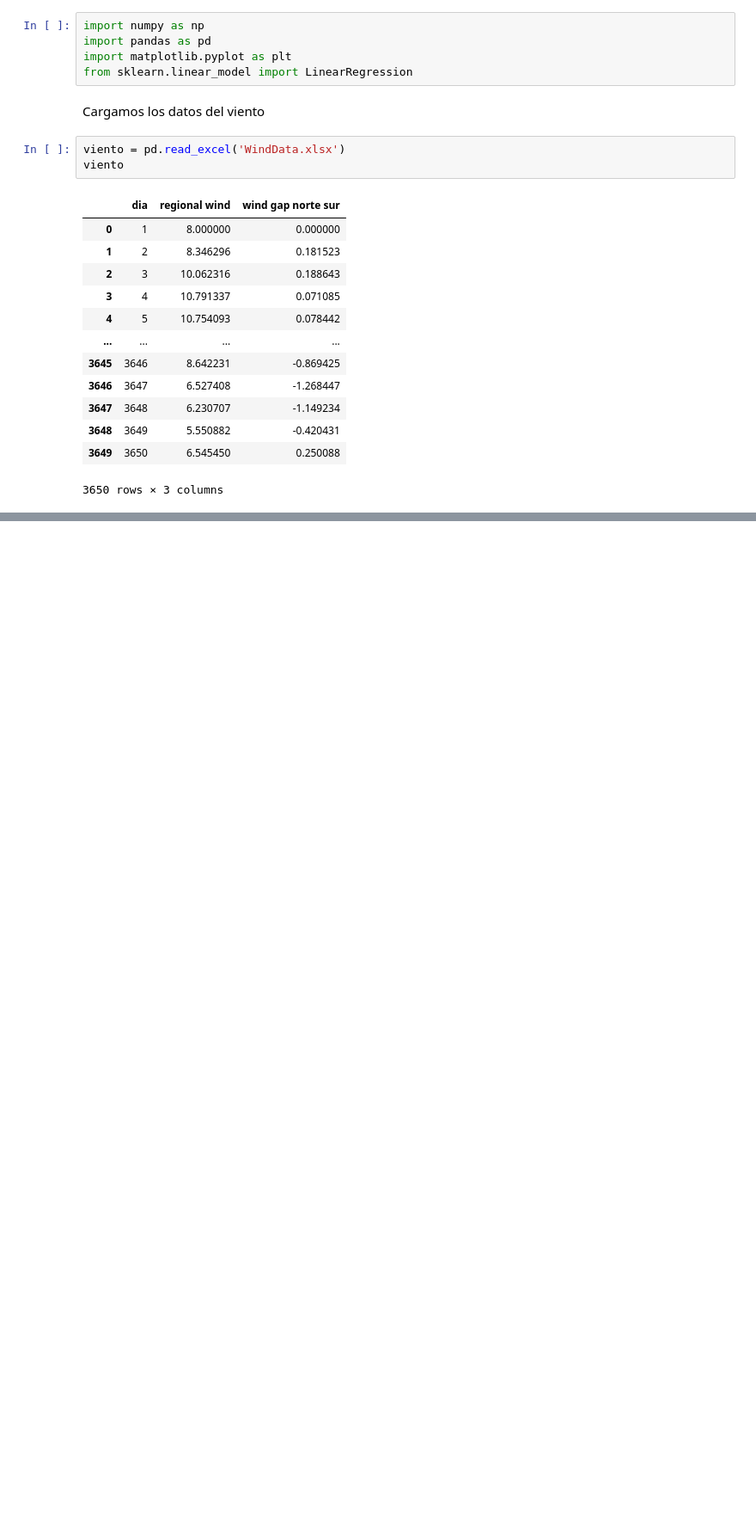
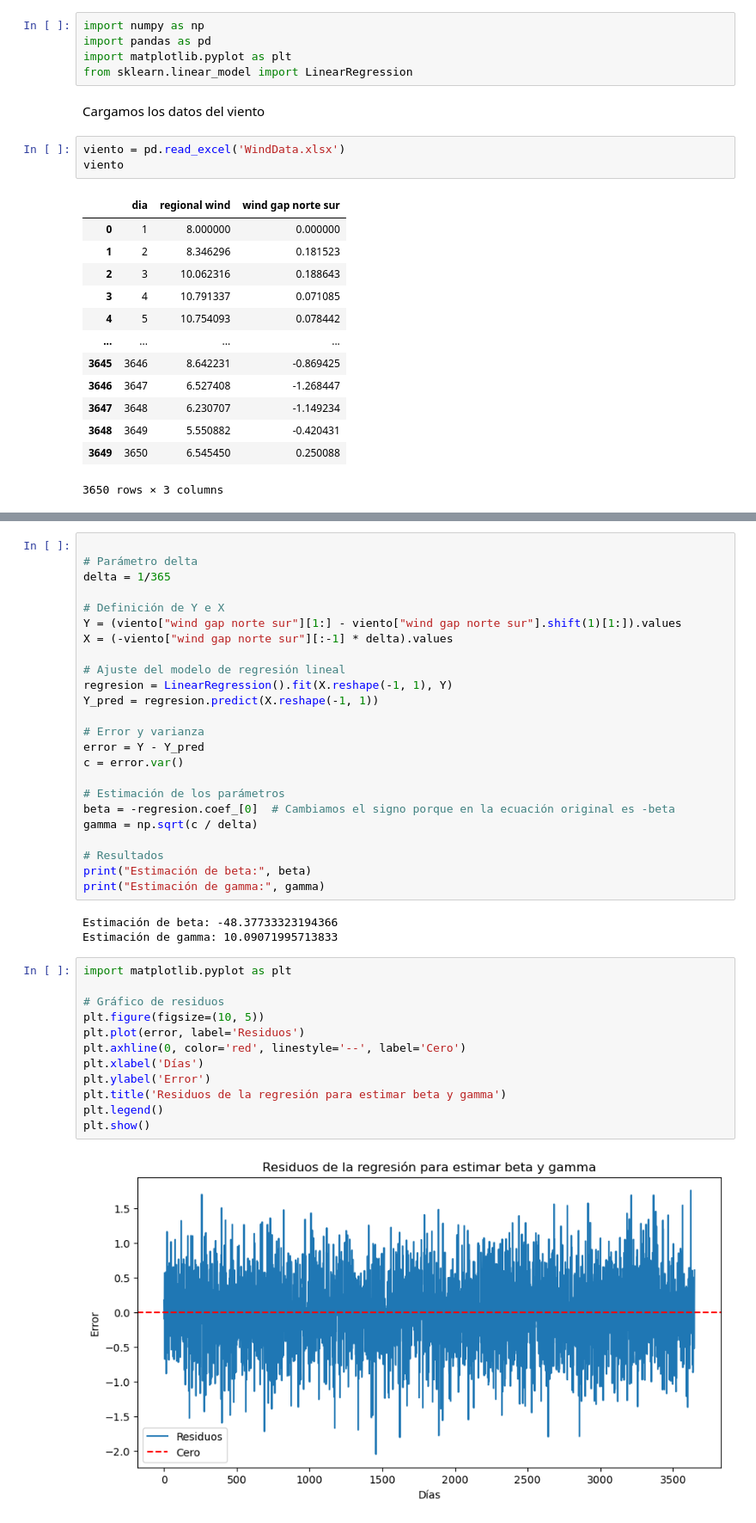
Before and after one commit to emi-verdun/Simulacion-Molino-ACN, a Jupyter notebook: simulacion.ipynb, the cells around one changed output, grey strips where cells are left out. Shown at 86% size. Drawn from its saved outputs; the diff is of its cells as text; blank space fills up the shorter version.

```diff
--- a/simulacion.ipynb
+++ b/simulacion.ipynb
@@ -70,0 +78,41 @@ sigma = np.sqrt(c/delta)
+# %%
+
+# Parámetro delta
+delta = 1/365
+
+# Definición de Y e X
+Y = (viento["wind gap norte sur"][1:] - viento["wind gap norte sur"].shift(1)[1:]).values
+X = (-viento["wind gap norte sur"][:-1] * delta).values
+
+# Ajuste del modelo de regresión lineal
+regresion = LinearRegression().fit(X.reshape(-1, 1), Y)
+Y_pred = regresion.predict(X.reshape(-1, 1))
+
+# Error y varianza
+error = Y - Y_pred
+c = error.var()
+
+# Estimación de los parámetros
+beta = -regresion.coef_[0]  # Cambiamos el signo porque en la ecuación original es -beta
+gamma = np.sqrt(c / delta)
+
+# Resultados
+print("Estimación de beta:", beta)
+print("Estimación de gamma:", gamma)
+# %% [output]
+Estimación de beta: -48.37733323194366
+Estimación de gamma: 10.09071995713833
+# %%
+import matplotlib.pyplot as plt
+
+# Gráfico de residuos
+plt.figure(figsize=(10, 5))
+plt.plot(error, label='Residuos')
+plt.axhline(0, color='red', linestyle='--', label='Cero')
+plt.xlabel('Días')
+plt.ylabel('Error')
+plt.title('Residuos de la regresión para estimar beta y gamma')
+plt.legend()
+plt.show()
+# %% [output]
+[figure, added]
```
Also changed, not shown: parts of 8 cells of this notebook.
